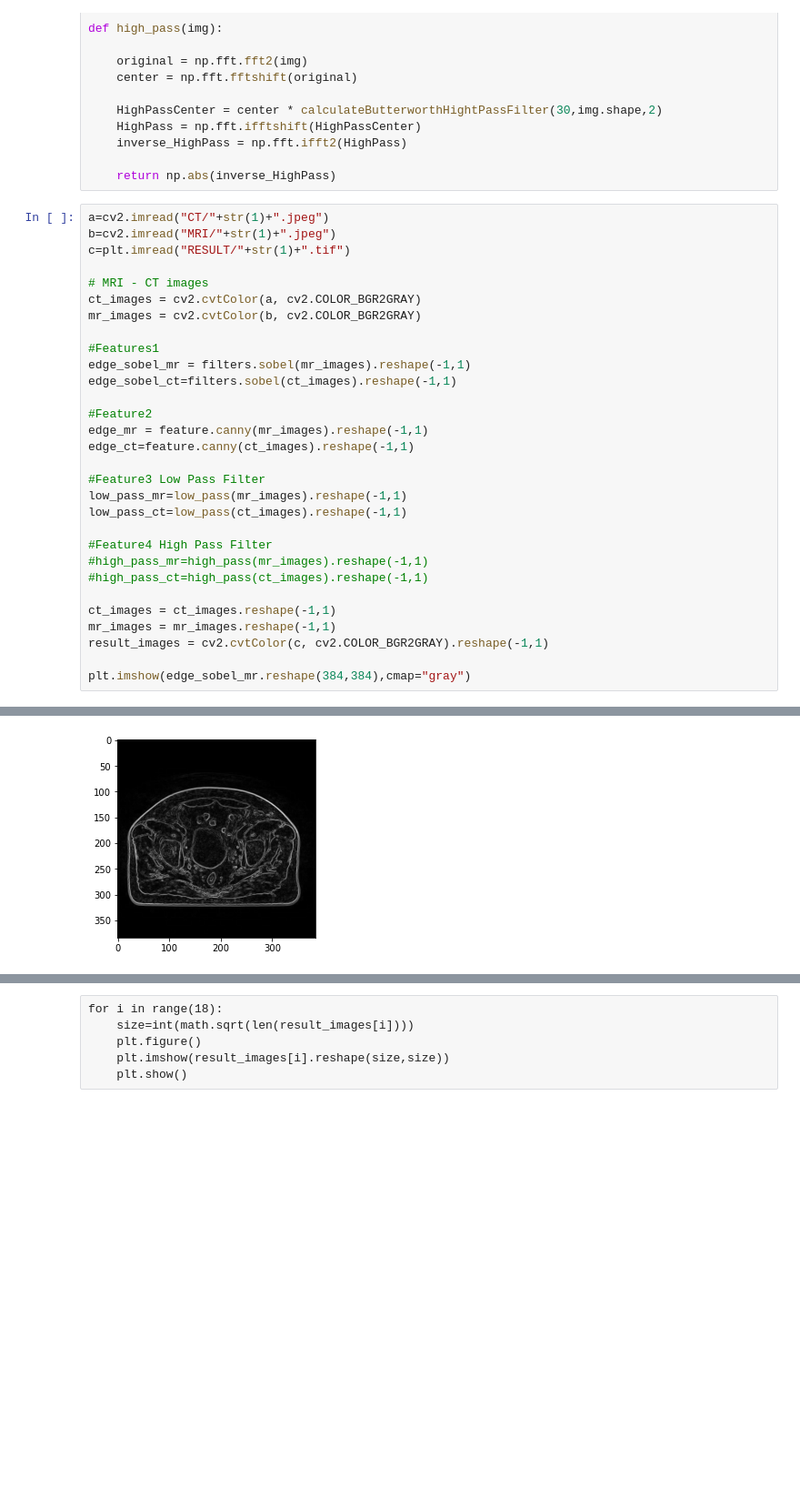
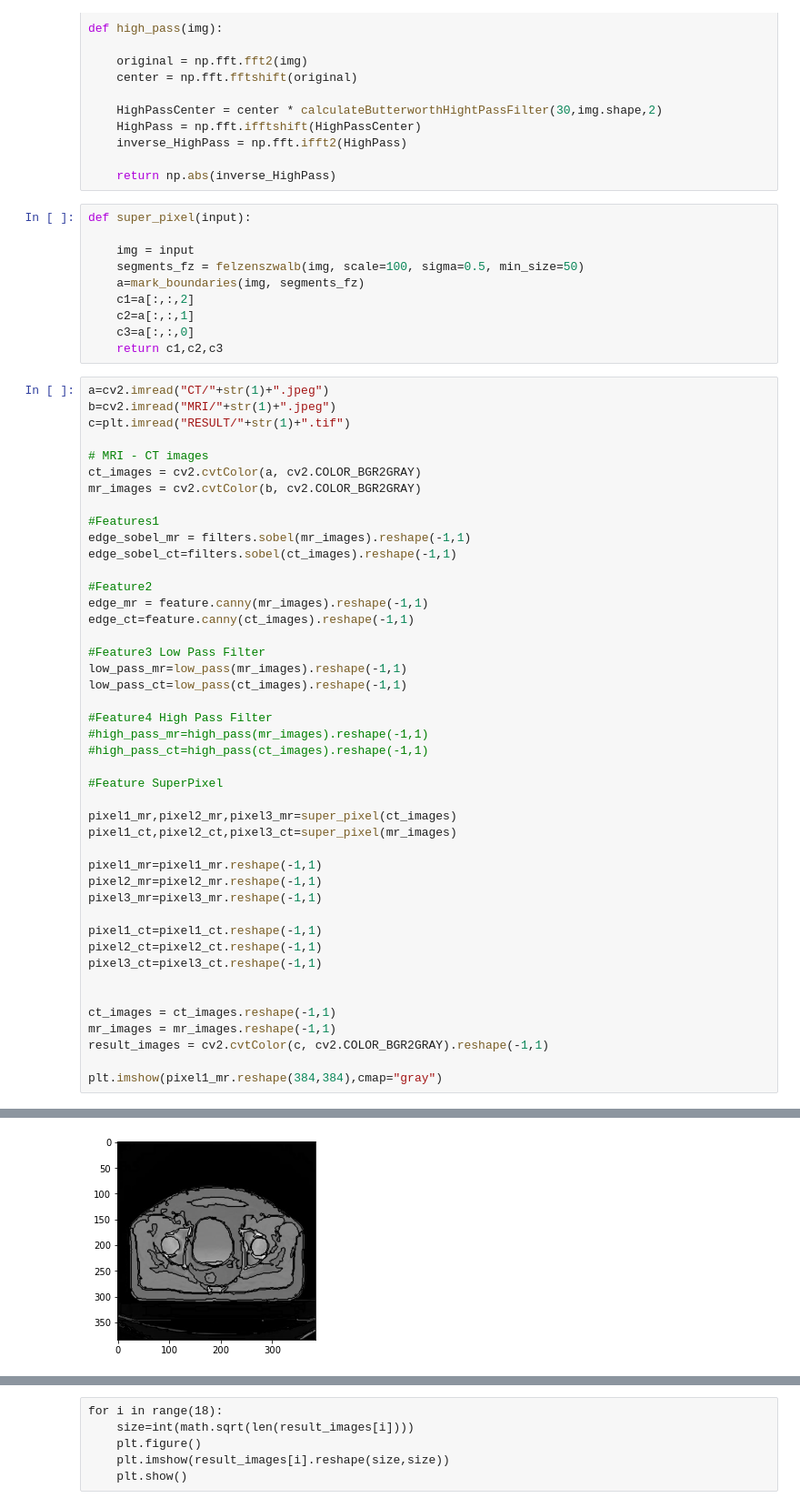
Before and after one commit to MYildizz/Inter-Modality-Image-Registration, a Jupyter notebook: Code_/deepLearning.ipynb, the cells around one changed output, grey strips where cells are left out. Shown at 91% size. Drawn from its saved outputs; the diff is of its cells as text; blank space fills up the shorter version.

Commit message:
super pixel added to model

```diff
--- a/Code_/deepLearning.ipynb
+++ b/Code_/deepLearning.ipynb
@@ -53,39 +61,63 @@ def high_pass(img):
     inverse_HighPass = np.fft.ifft2(HighPass)
 
     return np.abs(inverse_HighPass)
+# %%
+def super_pixel(input):
+
+    img = input
+    segments_fz = felzenszwalb(img, scale=100, sigma=0.5, min_size=50)
+    a=mark_boundaries(img, segments_fz)
+    c1=a[:,:,2]
+    c2=a[:,:,1]
+    c3=a[:,:,0]
+    return c1,c2,c3
 # %%
 a=cv2.imread("CT/"+str(1)+".jpeg")
 b=cv2.imread("MRI/"+str(1)+".jpeg")
 c=plt.imread("RESULT/"+str(1)+".tif")
 
 # MRI - CT images
 ct_images = cv2.cvtColor(a, cv2.COLOR_BGR2GRAY)
 mr_images = cv2.cvtColor(b, cv2.COLOR_BGR2GRAY)
 
 #Features1
 edge_sobel_mr = filters.sobel(mr_images).reshape(-1,1)
 edge_sobel_ct=filters.sobel(ct_images).reshape(-1,1)
 
 #Feature2
 edge_mr = feature.canny(mr_images).reshape(-1,1)
 edge_ct=feature.canny(ct_images).reshape(-1,1)
 
 #Feature3 Low Pass Filter
 low_pass_mr=low_pass(mr_images).reshape(-1,1)
 low_pass_ct=low_pass(ct_images).reshape(-1,1)
 
 #Feature4 High Pass Filter
 #high_pass_mr=high_pass(mr_images).reshape(-1,1)
 #high_pass_ct=high_pass(ct_images).reshape(-1,1)
 
+#Feature SuperPixel
+
+pixel1_mr,pixel2_mr,pixel3_mr=super_pixel(ct_images)
+pixel1_ct,pixel2_ct,pixel3_ct=super_pixel(mr_images)
+
+pixel1_mr=pixel1_mr.reshape(-1,1)
+pixel2_mr=pixel2_mr.reshape(-1,1)
+pixel3_mr=pixel3_mr.reshape(-1,1)
+
+pixel1_ct=pixel1_ct.reshape(-1,1)
+pixel2_ct=pixel2_ct.reshape(-1,1)
+pixel3_ct=pixel3_ct.reshape(-1,1)
+
+
 ct_images = ct_images.reshape(-1,1)
 mr_images = mr_images.reshape(-1,1)
 result_images = cv2.cvtColor(c, cv2.COLOR_BGR2GRAY).reshape(-1,1)
 
-plt.imshow(edge_sobel_mr.reshape(384,384),cmap="gray")
+plt.imshow(pixel1_mr.reshape(384,384),cmap="gray")
 # %% [output]
 <matplotlib.image.AxesImage at 0x...>
-[figure, old version]
+[figure, new version]
 # %%
 
 for i in range(2,6):
```
Also changed, not shown: parts of 15 cells of this notebook, 3 other files.
